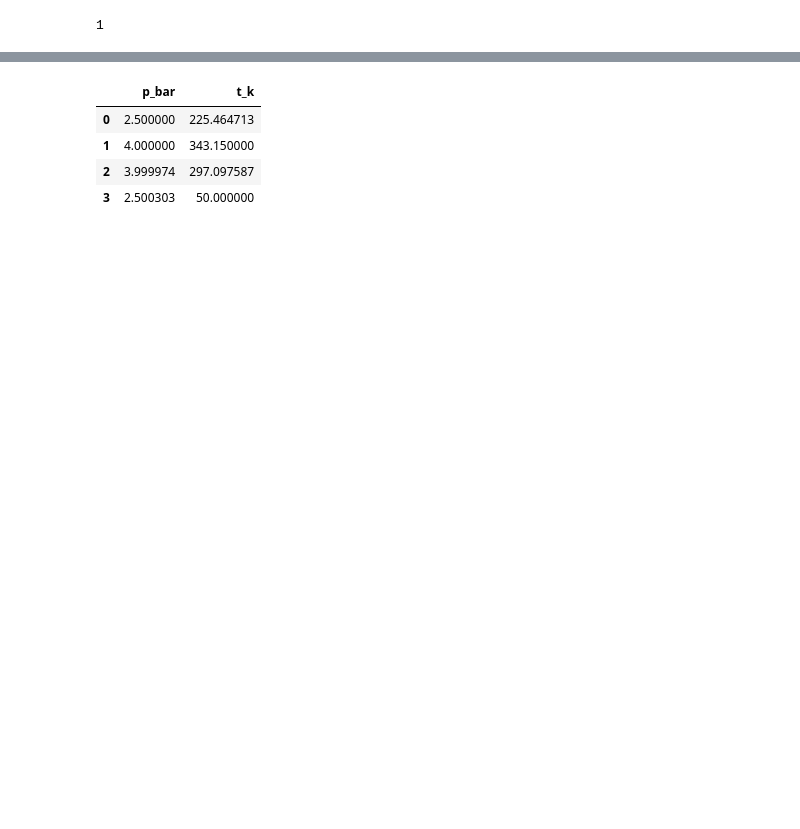
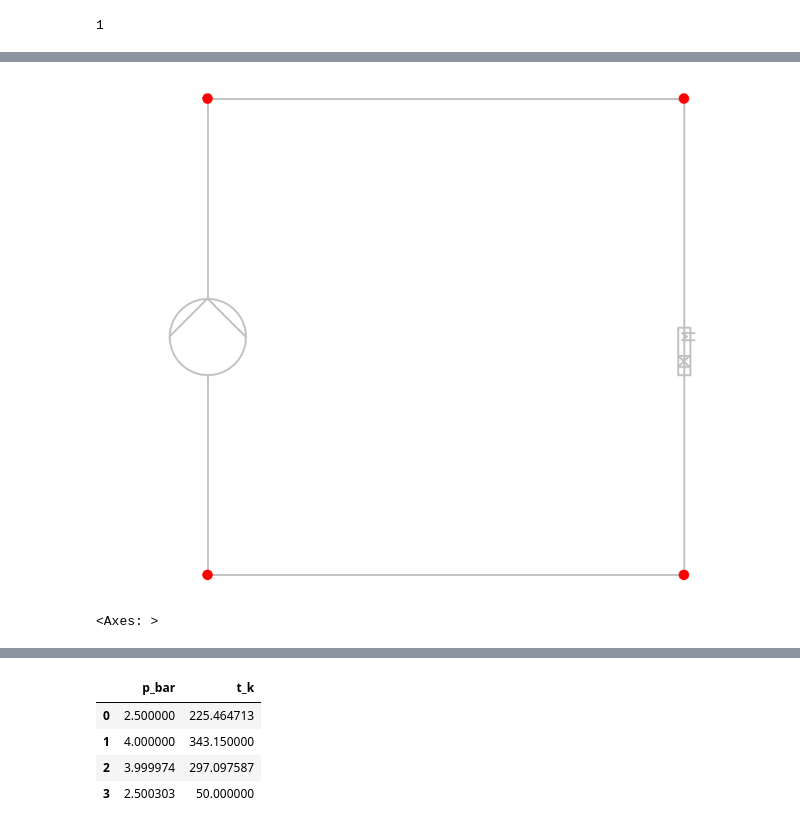
Before and after one commit to e2nIEE/pandapipes, a Jupyter notebook: tutorials/district_heating/circular_flow_in_a_district_heating_grid.ipynb, the cells around one changed output, grey strips where cells are left out. Cells and saved outputs as stored; diff of their text form; code cells hidden in the pictures; blank space fills up the shorter version.

```diff
--- a/tutorials/district_heating/circular_flow_in_a_district_heating_grid.ipynb
+++ b/tutorials/district_heating/circular_flow_in_a_district_heating_grid.ipynb
@@ -71,0 +79,5 @@ We now run a pipe flow.
+# %%
+pp.plotting.simple_plot(net)
+# %% [output]
+[figure, added]
+<Axes: >
```
Also changed, not shown: parts of 16 cells of this notebook, 9 other files.
